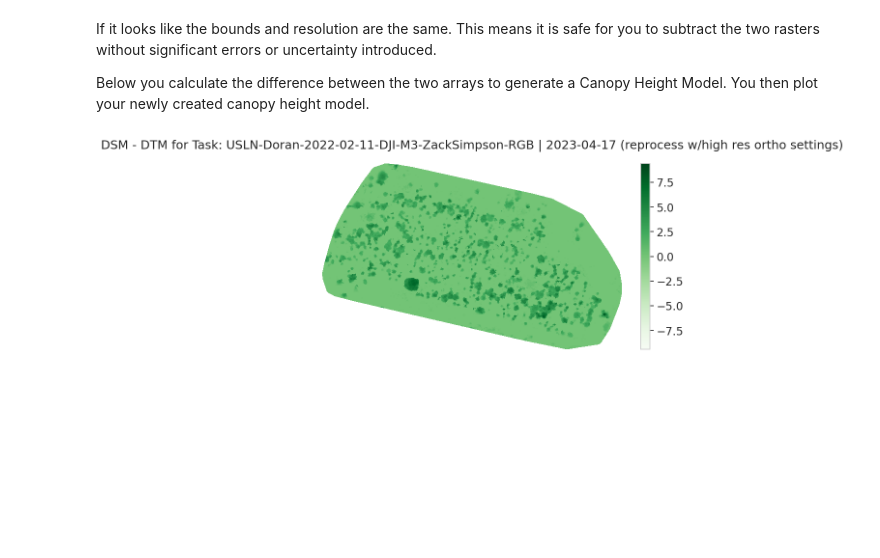
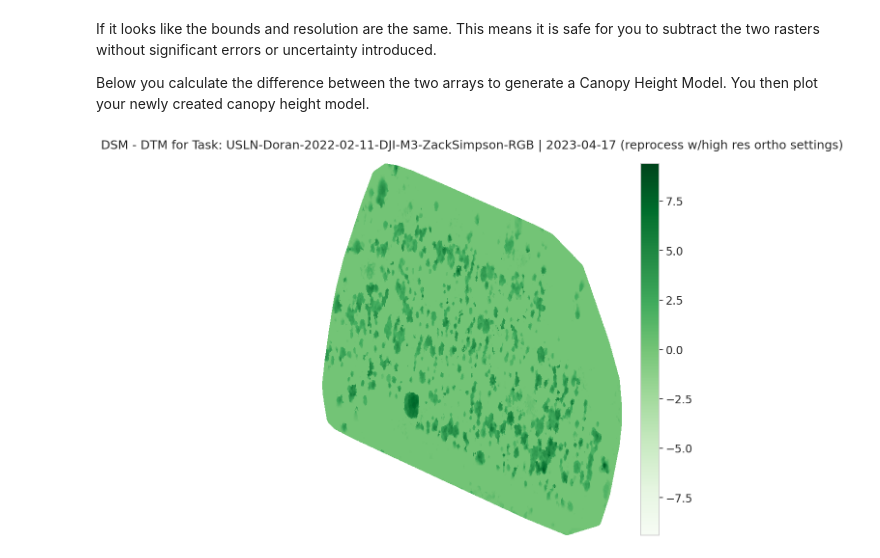
Before and after one commit to AuScalableDroneCloud/pipelines-jupyter, a Jupyter notebook: dev/pipelines-in-development/canopy_height/canopy-height-from-odm-task.ipynb, the cells around one changed output. Drawn from its saved outputs; the diff is of its cells as text; code cells hidden in the pictures; blank space fills up the shorter version.

```diff
--- a/dev/pipelines-in-development/canopy_height/canopy-height-from-odm-task.ipynb
+++ b/dev/pipelines-in-development/canopy_height/canopy-height-from-odm-task.ipynb
@@ -43,9 +45,13 @@ Task name =  USLN-Doran-2022-02-11-DJI-M3-ZackSimpson-RGB | 2023-04-17 (reproces
 # %% [markdown]
 Now we download the DSM and DTM files
 # %%
-temp_folder_name = "TEMP-" + task_name.split(" |")[0]
+base_name_for_outputs =  task_name.split(" |")[0]
+temp_folder_name = "TEMP-" + base_name_for_outputs
 
 task_data_folder_path = os.path.join(".", temp_folder_name)  # The '.' represents the current directory
 
+print("Temporary files will be stored in the folder: \n\t" + task_data_folder_path)
+print("\nNew files with have the base file name: \n\t" + base_name_for_outputs + "\n-----------------------------")
+
 if not os.path.exists(task_data_folder_path):
     os.makedirs(task_data_folder_path)
@@ -63,13 +76,15 @@ If not, you will need to re-run the task and make sure creation of both DSM & DT
 
 print("Downloading DSM and DTM files to: ", task_data_folder_path)
 
-## Note that I couldn't figure out how to download these files to a sub folder:
+#NOTE: In ODM, the DEM is called a DTM
 
-#inputs = asdc.get_inputs()
-filename = 'dsm.tif'
-asdc.download_asset(filename)
+dtm_filename = 'dtm.tif'
+dsm_filename = 'dsm.tif'
 
-filename = 'dtm.tif'
-asdc.download_asset(filename)
+lidar_dtm_path = task_data_folder_path + "/" + dtm_filename
+lidar_dsm_path = task_data_folder_path + "/" + dsm_filename
+
+asdc.download_asset(dsm_filename, lidar_dsm_path)
+asdc.download_asset(dtm_filename, lidar_dtm_path)
 # %% [output]
 Downloading DSM and DTM files to:  ./TEMP-USLN-Doran-2022-02-11-DJI-M3-ZackSimpson-RGB
@@ -77,15 +92,13 @@ Downloading DSM and DTM files to:  ./TEMP-USLN-Doran-2022-02-11-DJI-M3-ZackSimps
 # %% [markdown]
 Open and plot the lidar digital elevation model (DEM). Note that when you read the data, you can use the argument masked = True to ensure that the no data values do not plot and are assigned nan or nodata.
 # %%
-#In ODM, the DEM is called a DTM
+# Open lidar DTM
+lidar_dtm_xr = rxr.open_rasterio(lidar_dtm_path, masked=True).squeeze()
+lidar_dtm_xr
 
-#lidar_dem_path = "USLN-Doran-2022-02-11-DJI-M3-ZackSimpson-RGB-2023-04-17-reprocess-w-high-res-ortho-settings-dtm.tif"
-
-lidar_dem_path = "dtm.tif"
-
-# Open lidar dem
-lidar_dem_xr = rxr.open_rasterio(lidar_dem_path, masked=True).squeeze()
-lidar_dem_xr
+# Open lidar dsm
+lidar_dsm_xr = rxr.open_rasterio(lidar_dsm_path, masked=True).squeeze()
+lidar_dsm_xr
 # %% [output]
 <xarray.DataArray (y: 2524, x: 3637)>
 [9179788 values with dtype=float32]
@@ -148,14 +133,14 @@ If it looks like the bounds and resolution are the same. This means it is safe f
 Below you calculate the difference between the two arrays to generate a Canopy Height Model. You then plot your newly created canopy height model.
 # %%
 # Calculate canopy height model
-lidar_chm_xr = lidar_dsm_xr - lidar_dem_xr
+lidar_chm_xr = lidar_dsm_xr - lidar_dtm_xr
 
 # Plot the data
-f, ax = plt.subplots(figsize=(10, 5))
+f, ax = plt.subplots(figsize=(10, 10))
 lidar_chm_xr.plot(cmap="Greens")
 
 ax.set(title=  "DSM - DTM for Task: " + task_name)
 ax.set_axis_off()
 plt.show()
 # %% [output]
-[figure, old version]
+[figure, new version]
```
Also changed, not shown: parts of 25 cells of this notebook.
